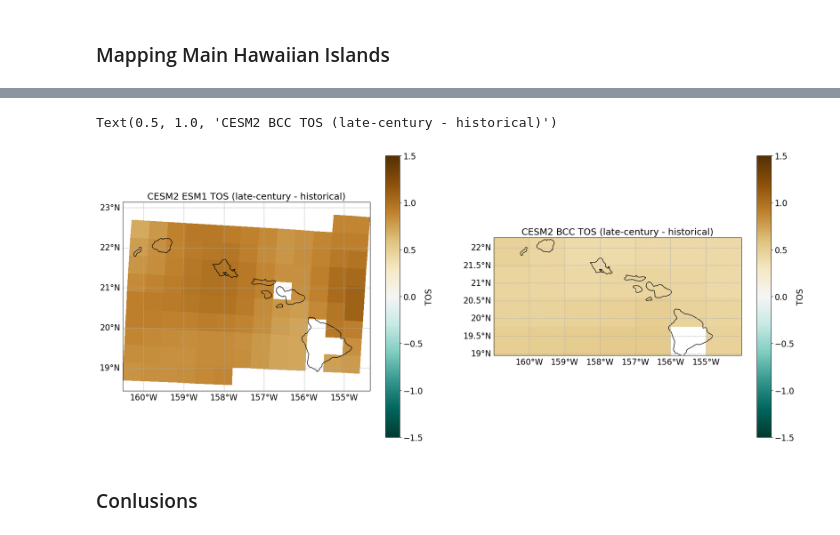
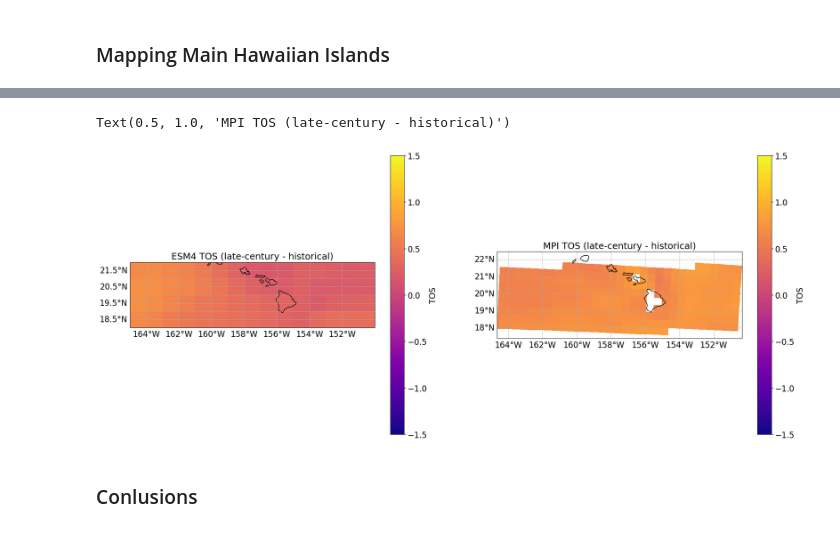
Before and after one commit to tommats00/EDS296_project, a Jupyter notebook: hawaii_analysis.ipynb, the cells around one changed output, grey strips where cells are left out. Saved outputs shown, nothing was run; the diff lists cells and outputs as text; code cells hidden in the pictures.

```diff
--- a/hawaii_analysis.ipynb
+++ b/hawaii_analysis.ipynb
@@ -128,7 +128,7 @@ time = BCC_245.time.astype('datetime64[ns]')
 # %%
 # Region of interest
-lat_min, lat_max = 18.791918, 22.593726
-lon_min, lon_max = 360 - 160.510254, 360 - 154.467773
+lat_min, lat_max = 17.791918, 21.593726
+lon_min, lon_max = 360 - 164.510254, 360 - 150.467773
 # %% [markdown]
 ### Define Mask
 # %%
@@ -310,12 +348,12 @@ tos_esm1_mm_proj_mask = (tos_esm1_mm.time.dt.year >= 2015) & (tos_esm1_mm.time.d
 # %%
 
 # Get data for an earlier period
-esm1_hist_mm = tos_esm1_mm.sel(time=tos_esm1_mm_hist_mask)
-BCC_hist_mm = tos_BCC_mm.sel(time=tos_BCC_mm_hist_mask)
+ESM4_hist_mm = tos_ESM4_mm.sel(time=tos_ESM4_mm_hist_mask)
+MPI_hist_mm = tos_MPI_mm.sel(time=tos_MPI_mm_hist_mask)
 
 # Get data for a later period
-esm1_proj_mm = tos_esm1_mm.sel(time=tos_esm1_mm_proj_mask)
+ESM4_proj_mm = tos_ESM4_mm.sel(time=tos_ESM4_mm_proj_mask)
 # Get data for a later period (corrected)
-BCC_proj_mm = tos_BCC_mm.sel(time=tos_BCC_mm_proj_mask)
+MPI_proj_mm = tos_MPI_mm.sel(time=tos_MPI_mm_proj_mask)
 # %%
 # Calculate the ensemble means
@@ -430,11 +464,11 @@ Text(0.5, 1.0, 'CESM2 BCC TOS (projected)')
 # %%
 # Calculate the differences
-esm1_diff_mm = esm1_proj_mm.mean(dim="time") - esm1_hist_mm.mean(dim="time")
-BCC_diff_mm = BCC_proj_mm.mean(dim="time") - BCC_hist_mm.mean(dim="time")
+ESM4_diff_mm = ESM4_proj_mm.mean(dim="time") - ESM4_hist_mm.mean(dim="time")
+MPI_diff_mm = MPI_proj_mm.mean(dim="time") - MPI_hist_mm.mean(dim="time")
 # %%
 # Calculate the ensemble means
-esm1_diff_mm_mean = esm1_diff_mm.mean(dim="member")
-BCC_diff_mm_mean = BCC_diff_mm.mean(dim="member")
+ESM4_diff_mm_mean = ESM4_diff_mm.mean(dim="member")
+MPI_diff_mm_mean = MPI_diff_mm.mean(dim="member")
 # %%
 map = ccrs.PlateCarree()
 
@@ -442,50 +476,50 @@ map = ccrs.PlateCarree()
 fig, axes = plt.subplots(ncols=2, figsize=(24, 10), subplot_kw={"projection": map})
 
 # Subplot 1: ESM1
-plot1 = axes[0].pcolormesh(esm1_diff_mm_mean.longitude,
-                           esm1_diff_mm_mean.latitude,
-                           esm1_diff_mm_mean.tos,
-                           transform=map, cmap="BrBG_r", vmin=-1.5, vmax=1.5)
+plot1 = axes[0].pcolormesh(ESM4_diff_mm_mean.lon,
+                           ESM4_diff_mm_mean.lat,
+                           ESM4_diff_mm_mean.tos,
+                           transform=map, cmap="plasma", vmin=-1.5, vmax=1.5)
 
 # Add coastlines, state borders, and gridlines
 axes[0].add_feature(cfeature.COASTLINE)
 axes[0].add_feature(cfeature.STATES, linestyle=":")
 gl1 = axes[0].gridlines(draw_labels=True, linestyle="--")
 gl1.top_labels = False
 gl1.right_labels = False
 gl1.xlabel_style = {'size': 16}
 gl1.ylabel_style = {'size': 16}
 
 # Add colorbar
 cbar1 = plt.colorbar(plot1, ax=axes[0], orientation='vertical', pad=0.05)
 cbar1.set_label("TOS", fontsize=16)
 cbar1.ax.tick_params(labelsize=16)
 
-axes[0].set_title("CESM2 ESM1 TOS (late-century - historical)", fontsize=18)
+axes[0].set_title("ESM4 TOS (late-century - historical)", fontsize=18)
 
-# Subplot 2: BCC
-plot2 = axes[1].pcolormesh(BCC_diff_mm_mean.longitude,
-                           BCC_diff_mm_mean.latitude,
-                           BCC_diff_mm_mean.tos,
-                           transform=map, cmap="BrBG_r", vmin=-1.5, vmax=1.5)
+# Subplot 2: MPI
+plot2 = axes[1].pcolormesh(MPI_diff_mm_mean.longitude,
+                           MPI_diff_mm_mean.latitude,
+                           MPI_diff_mm_mean.tos,
+                           transform=map, cmap="plasma", vmin=-1.5, vmax=1.5)
 
 # Add coastlines, state borders, and gridlines
 axes[1].add_feature(cfeature.COASTLINE)
 axes[1].add_feature(cfeature.STATES, linestyle=":")
 gl1 = axes[1].gridlines(draw_labels=True, linestyle="--")
 gl1.top_labels = False
 gl1.right_labels = False
 gl1.xlabel_style = {'size': 16}
 gl1.ylabel_style = {'size': 16}
 
 # Add colorbar
 cbar1 = plt.colorbar(plot2, ax=axes[1], orientation='vertical', pad=0.05)
 cbar1.set_label("TOS", fontsize=16)
 cbar1.ax.tick_params(labelsize=16)
 
-axes[1].set_title("CESM2 BCC TOS (late-century - historical)", fontsize=18)
+axes[1].set_title("MPI TOS (late-century - historical)", fontsize=18)
 # %% [output]
-Text(0.5, 1.0, 'CESM2 BCC TOS (late-century - historical)')
+Text(0.5, 1.0, 'MPI TOS (late-century - historical)')
-[figure, old version]
+[figure, new version]
 # %% [markdown]
 ### Conlusions
```
Also changed, not shown: parts of 22 cells of this notebook.
